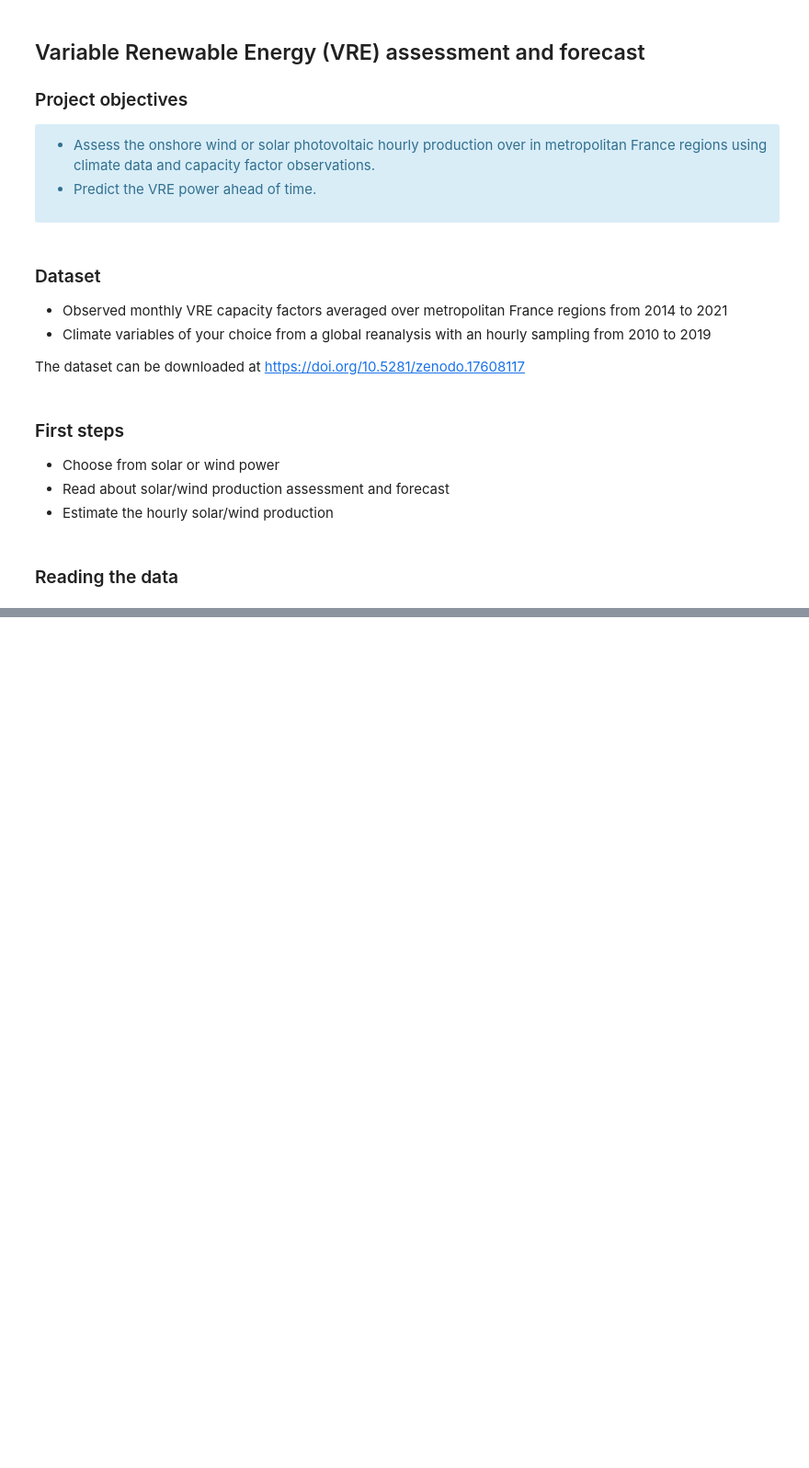
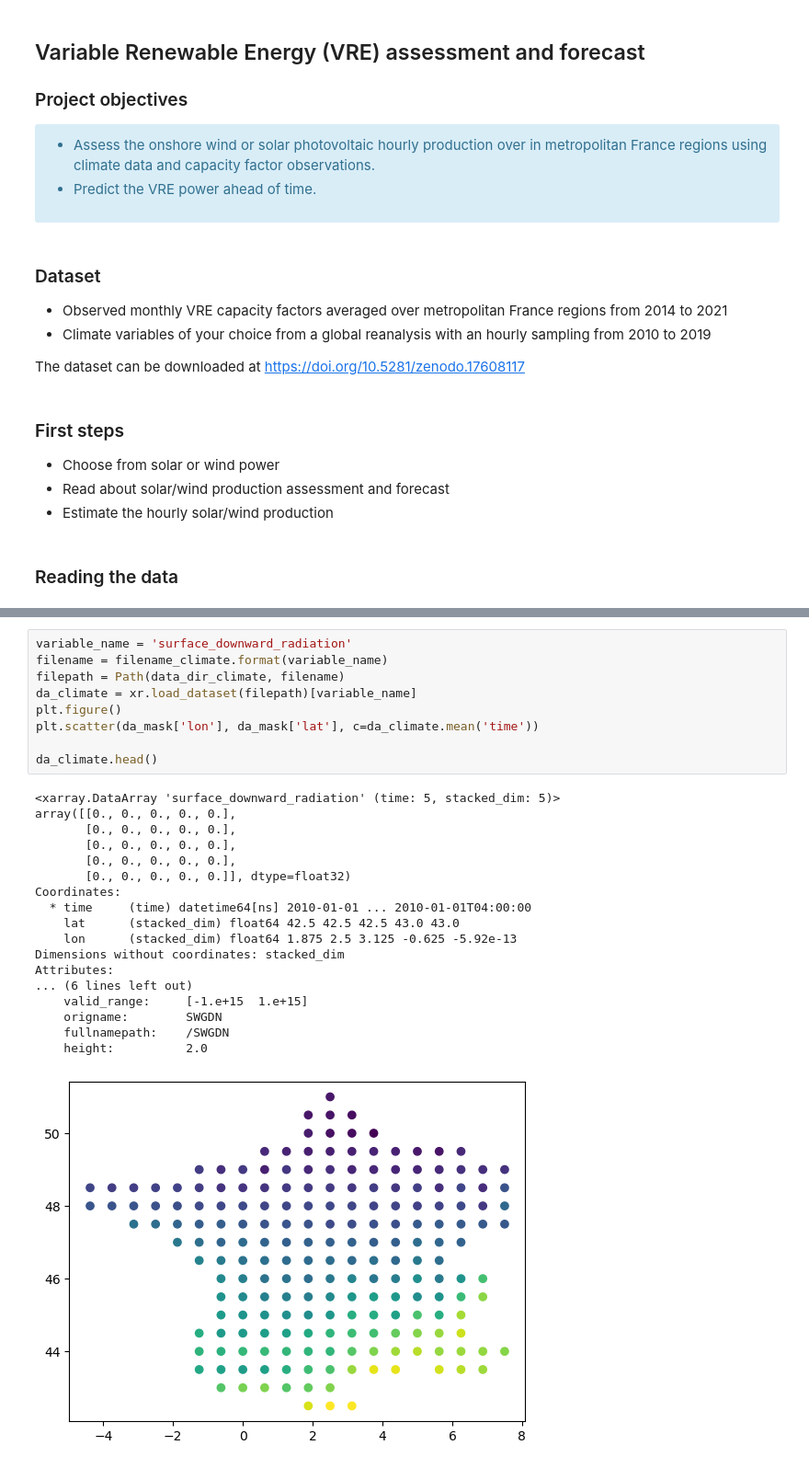
Before and after one commit to gabriel-legros-ensta/ml4climate_project, a Jupyter notebook: project_vre.ipynb, the cells around one changed output, grey strips where cells are left out. Shown at 92% size. Drawn from its saved outputs; the diff is of its cells as text; blank space fills up the shorter version.

Commit message:
Visualisation du dataset surface downward radiation

```diff
--- a/project_vre.ipynb
+++ b/project_vre.ipynb
@@ -98,3 +98,31 @@ df_energy.plot()
+# %%
+variable_name = 'surface_downward_radiation'
+filename = filename_climate.format(variable_name)
+filepath = Path(data_dir_climate, filename)
+da_climate = xr.load_dataset(filepath)[variable_name]
+plt.figure()
+plt.scatter(da_mask['lon'], da_mask['lat'], c=da_climate.mean('time'))
+
+da_climate.head()
+# %% [output]
+<xarray.DataArray 'surface_downward_radiation' (time: 5, stacked_dim: 5)>
+array([[0., 0., 0., 0., 0.],
+       [0., 0., 0., 0., 0.],
+       [0., 0., 0., 0., 0.],
+       [0., 0., 0., 0., 0.],
+       [0., 0., 0., 0., 0.]], dtype=float32)
+Coordinates:
+  * time     (time) datetime64[ns] 2010-01-01 ... 2010-01-01T04:00:00
+    lat      (stacked_dim) float64 42.5 42.5 42.5 43.0 43.0
+    lon      (stacked_dim) float64 1.875 2.5 3.125 -0.625 -5.92e-13
+Dimensions without coordinates: stacked_dim
+Attributes:
+... (6 lines left out)
+    valid_range:     [-1.e+15  1.e+15]
+    origname:        SWGDN
+    fullnamepath:    /SWGDN
+    height:          2.0
+[figure, added]
 # %% [markdown]
 ***
 ## Credit
```
Also changed, not shown: parts of 1 cell of this notebook.
